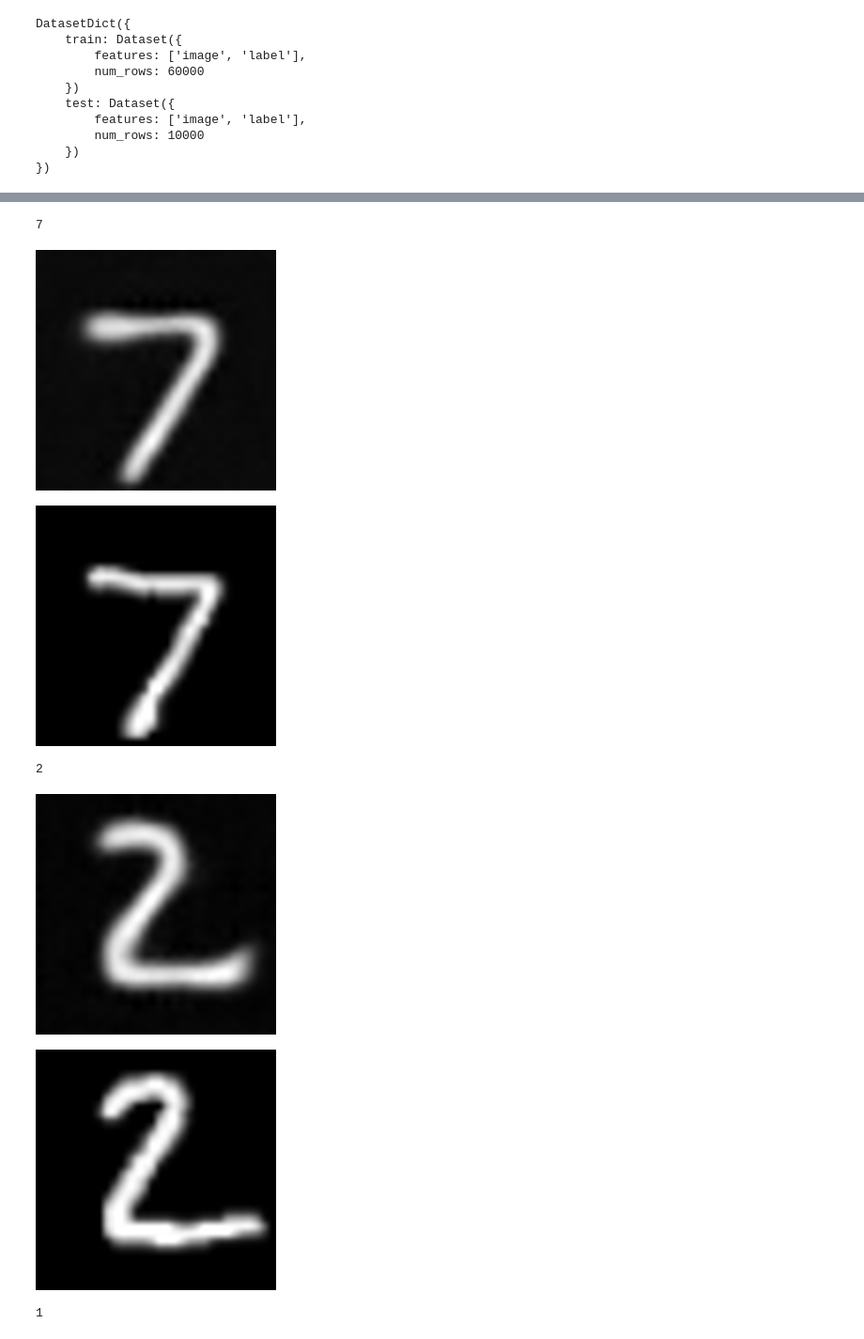
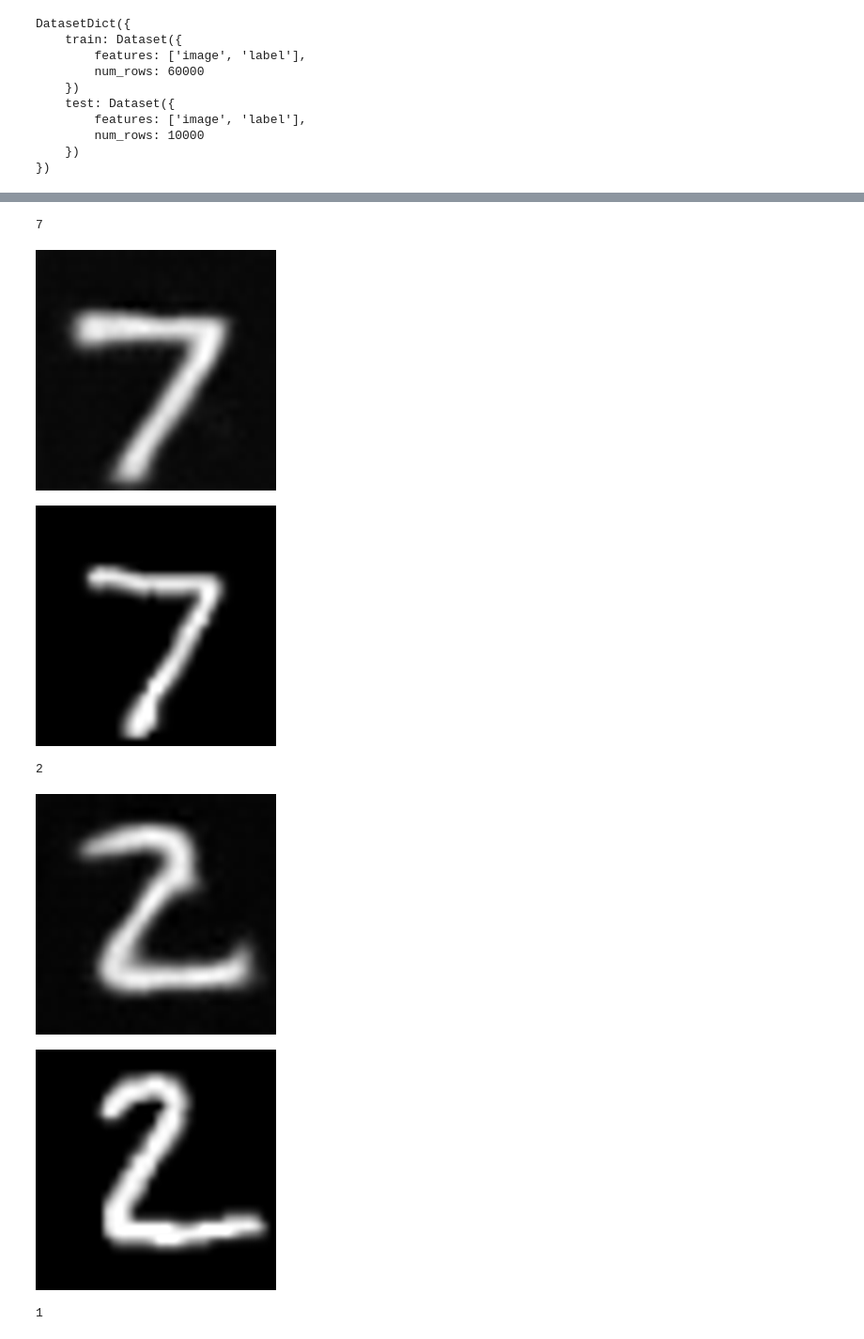
Before and after one commit to CameronsOrganization/torch_utils, a Jupyter notebook: experiments/mnist_generation.ipynb, the cells around one changed output, grey strips where cells are left out. Shown at 94% size. Drawn from its saved outputs; the diff is of its cells as text; code cells hidden in the pictures.

```diff
--- a/experiments/mnist_generation.ipynb
+++ b/experiments/mnist_generation.ipynb
@@ -145,7 +133,0 @@ Step: 1000/1000 Train loss: 0.18738850951194763, Val loss: 0.20127779717445374
-# %%
-x = torch.randn(1, 512).to("cuda") * torch.exp(model.logvar / 2) + model.mu
-x = model.decoder(x)
-x = x[0].detach().cpu().numpy()
-x = (x - x.min()) / (x.max() - x.min())
-x = Image.fromarray((x * 255).astype(np.uint8).squeeze()).resize((256, 256))
-display(x)
@@ -154,23 +134,25 @@ display(x)
 # %%
-sample = next(iter(test_loader))
+f_to_ui8 = lambda x: (255 * (x - x.min()) / (x.max() - x.min())).astype(np.uint8)
+batch = next(iter(test_loader))
+model.eval()
+with torch.no_grad():
+    batch = {k: v.to("cuda") for k, v in batch.items()}
+    output = model(batch)["output"]
 for i in range(10):
-    with torch.no_grad():
-        sample = {k: v.to("cuda") for k, v in sample.items()}
-        output = model(sample)
-    x = output["output"][i].cpu().numpy()
-    y = sample["image"][i].cpu().numpy()
-    x = (x - x.min()) / (x.max() - x.min())
-    y = (y - y.min()) / (y.max() - y.min())
-    x = Image.fromarray((x * 255).astype(np.uint8).squeeze()).resize((256, 256))
-    y = Image.fromarray((y * 255).astype(np.uint8).squeeze()).resize((256, 256))
-    print(sample["label"][i].item())
+    x = output[i].detach().cpu().numpy().squeeze()
+    y = batch["image"][i].detach().cpu().numpy().squeeze()
+    x = f_to_ui8(x)
+    y = f_to_ui8(y)
+    x = Image.fromarray(x).resize((256, 256))
+    y = Image.fromarray(y).resize((256, 256))
+    print(batch["label"][i].item())
     display(x)
     display(y)
 # %% [output]
 7
-[figure, old version]
+[figure, new version]
 [figure]
 2
-[figure, old version]
+[figure, new version]
 [figure]
 1
```
Also changed, not shown: parts of 6 cells of this notebook, 3 other files.
